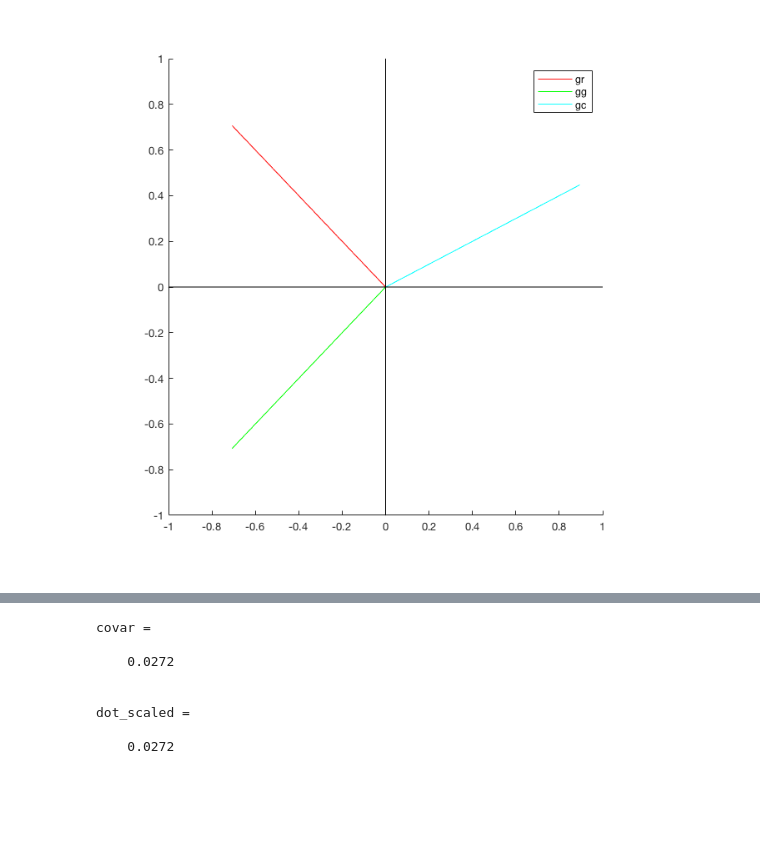
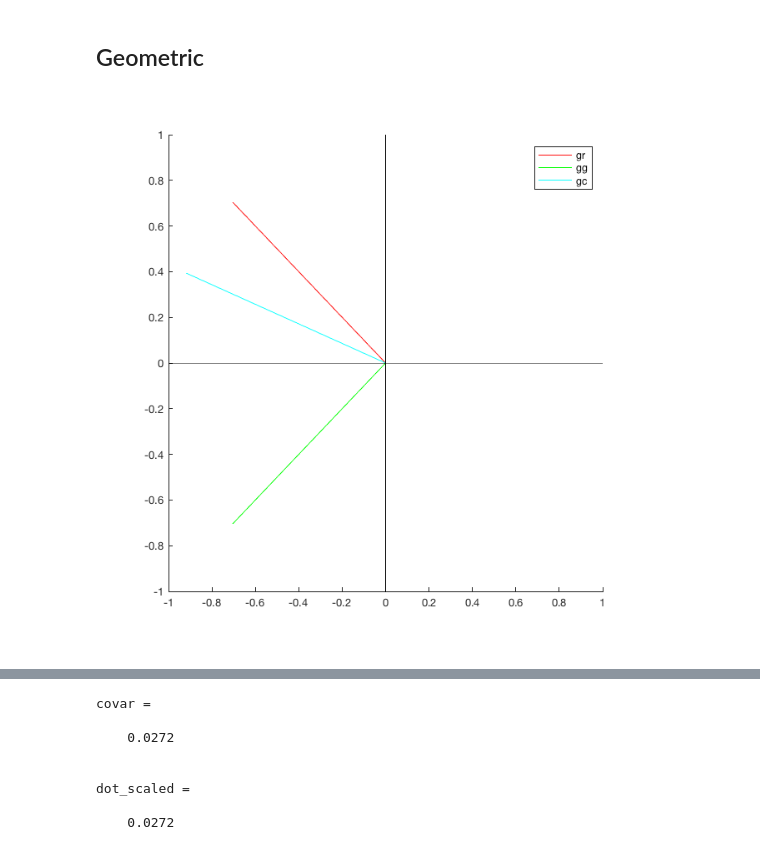
Before and after one commit to eshedmargalit/cn_preschool, a Jupyter notebook: cbb_jnotebooks/m1_dtft/dot_product.ipynb, the cells around one changed output, grey strips where cells are left out. Drawn from its saved outputs; the diff is of its cells as text; code cells hidden in the pictures; blank space fills up the shorter version.

```diff
--- a/cbb_jnotebooks/m1_dtft/dot_product.ipynb
+++ b/cbb_jnotebooks/m1_dtft/dot_product.ipynb
@@ -20,23 +22,30 @@ dot_ab =
+# %% [markdown]
+## Geometric
 # %%
 % geometric part I
 r = [-25,25];
 g = [-25,-25];
-c = [10,5];
+c = [-7,3];
 gr = r / norm(r);
 gg = g / norm(g);
 gc = c / norm(c);
-[fh,ah] = makefigure();
+%[fh,ah] = makefigure();
+
+fh = figure();
+ah = axes('parent',fh);
+
 lh_gr = line([0, gr(1)], [0, gr(2)], 'color', 'r');
 lh_gg = line([0, gg(1)], [0, gg(2)], 'color', 'g');
 lh_gc = line([0, gc(1)], [0, gc(2)], 'color', 'c');
-legend(ah,[lh_gr, lh_gg, lh_gc], {'gr', 'gg', 'gc'})
 
 % forking render corrrectly
 lh_x = line([-2,2], [0,0],'color', 'k');
 lh_y = line([0, 0], [-2, 2], 'color', 'k');
 set(fh,'paperposition', [0,0,7,7])
 axis(ah,[-1 1 -1 1])
+
+legend(ah,[lh_gr, lh_gg, lh_gc], {'gr', 'gg', 'gc'})
 # %% [output]
-[figure, old version]
+[figure, new version]
 # %%
 % geometric part II
```
Also changed, not shown: parts of 3 cells of this notebook, 2 other files.
